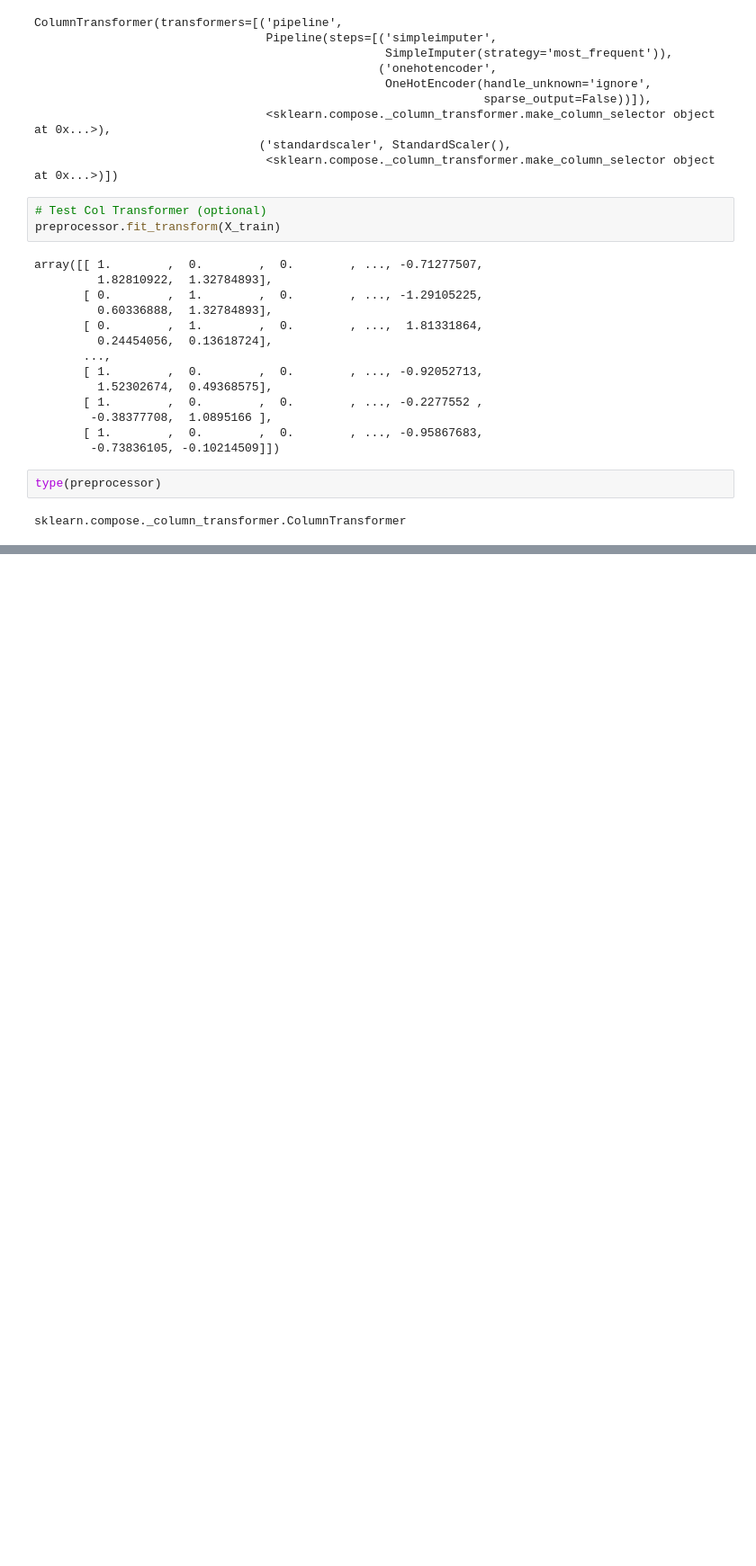
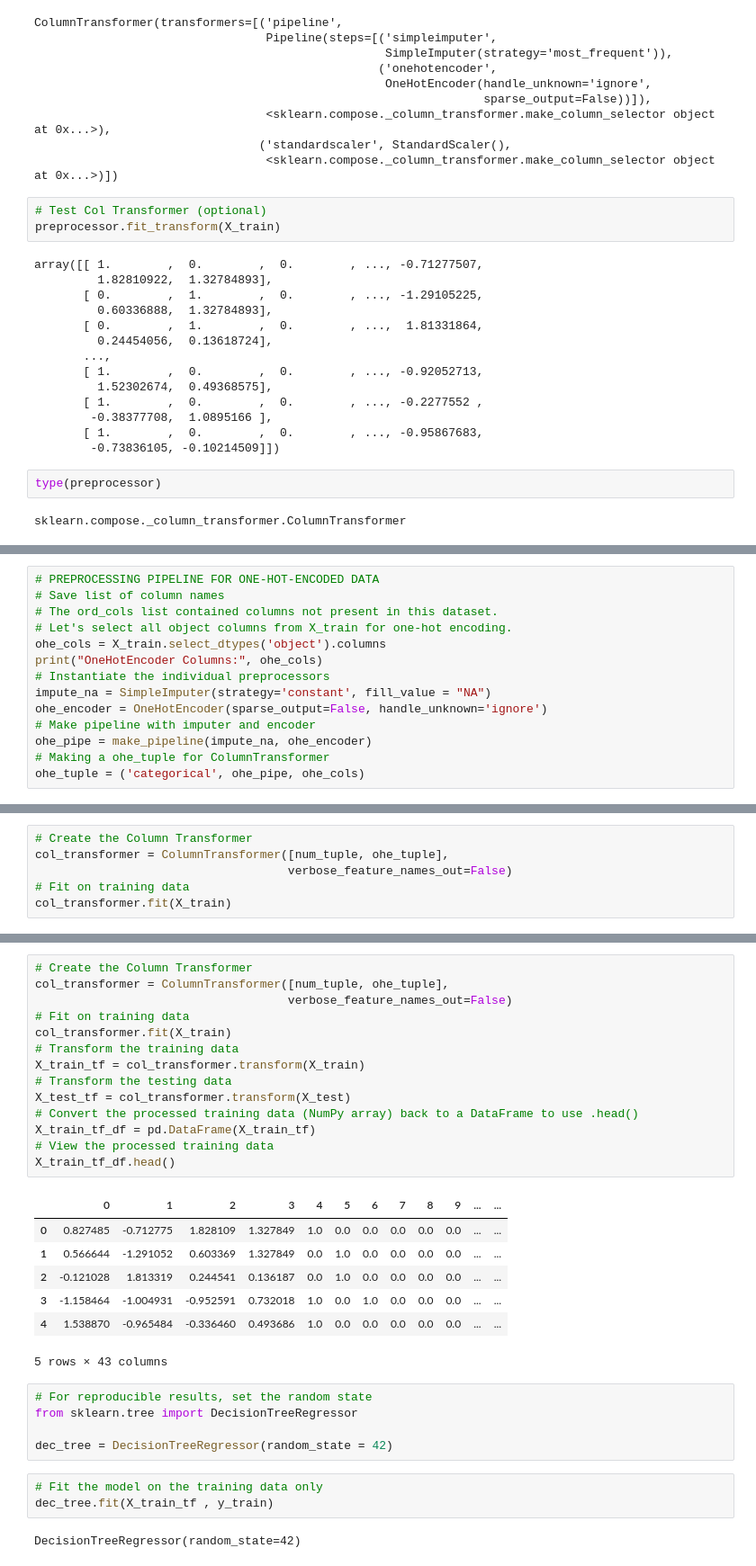
Before and after one commit to hayaabokmail/Prediction-of-Product-Sales, a Jupyter notebook: Prediction_of_Product_Sales.ipynb, the cells around one changed output, grey strips where cells are left out. Shown at 90% size. Drawn from its saved outputs; the diff is of its cells as text; blank space fills up the shorter version.

```diff
--- a/Prediction_of_Product_Sales.ipynb
+++ b/Prediction_of_Product_Sales.ipynb
@@ -571,0 +613,14 @@ sklearn.compose._column_transformer.ColumnTransformer
+# %%
+# PREPROCESSING PIPELINE FOR ONE-HOT-ENCODED DATA
+# Save list of column names
+# The ord_cols list contained columns not present in this dataset.
+# Let's select all object columns from X_train for one-hot encoding.
+ohe_cols = X_train.select_dtypes('object').columns
+print("OneHotEncoder Columns:", ohe_cols)
+# Instantiate the individual preprocessors
+impute_na = SimpleImputer(strategy='constant', fill_value = "NA")
+ohe_encoder = OneHotEncoder(sparse_output=False, handle_unknown='ignore')
+# Make pipeline with imputer and encoder
+ohe_pipe = make_pipeline(impute_na, ohe_encoder)
+# Making a ohe_tuple for ColumnTransformer
+ohe_tuple = ('categorical', ohe_pipe, ohe_cols)
@@ -571,0 +631,6 @@ sklearn.compose._column_transformer.ColumnTransformer
+# %%
+# Create the Column Transformer
+col_transformer = ColumnTransformer([num_tuple, ohe_tuple],
+                                    verbose_feature_names_out=False)
+# Fit on training data
+col_transformer.fit(X_train)
@@ -571,0 +657,32 @@ sklearn.compose._column_transformer.ColumnTransformer
+# %%
+# Create the Column Transformer
+col_transformer = ColumnTransformer([num_tuple, ohe_tuple],
+                                    verbose_feature_names_out=False)
+# Fit on training data
+col_transformer.fit(X_train)
+# Transform the training data
+X_train_tf = col_transformer.transform(X_train)
+# Transform the testing data
+X_test_tf = col_transformer.transform(X_test)
+# Convert the processed training data (NumPy array) back to a DataFrame to use .head()
+X_train_tf_df = pd.DataFrame(X_train_tf)
+# View the processed training data
+X_train_tf_df.head()
+# %% [output]
+|  | 0 | 1 | 2 | 3 | 4 | 5 | 6 | 7 | 8 | 9 | ... | ... |
+| 0 | 0.827485 | -0.712775 | 1.828109 | 1.327849 | 1.0 | 0.0 | 0.0 | 0.0 | 0.0 | 0.0 | ... | ... |
+| 1 | 0.566644 | -1.291052 | 0.603369 | 1.327849 | 0.0 | 1.0 | 0.0 | 0.0 | 0.0 | 0.0 | ... | ... |
+| 2 | -0.121028 | 1.813319 | 0.244541 | 0.136187 | 0.0 | 1.0 | 0.0 | 0.0 | 0.0 | 0.0 | ... | ... |
+| 3 | -1.158464 | -1.004931 | -0.952591 | 0.732018 | 1.0 | 0.0 | 1.0 | 0.0 | 0.0 | 0.0 | ... | ... |
+| 4 | 1.538870 | -0.965484 | -0.336460 | 0.493686 | 1.0 | 0.0 | 0.0 | 0.0 | 0.0 | 0.0 | ... | ... |
+5 rows × 43 columns
+# %%
+# For reproducible results, set the random state
+from sklearn.tree import DecisionTreeRegressor
+
+dec_tree = DecisionTreeRegressor(random_state = 42)
+# %%
+# Fit the model on the training data only
+dec_tree.fit(X_train_tf , y_train)
+# %% [output]
+DecisionTreeRegressor(random_state=42)
```
Also changed, not shown: parts of 20 cells of this notebook.
